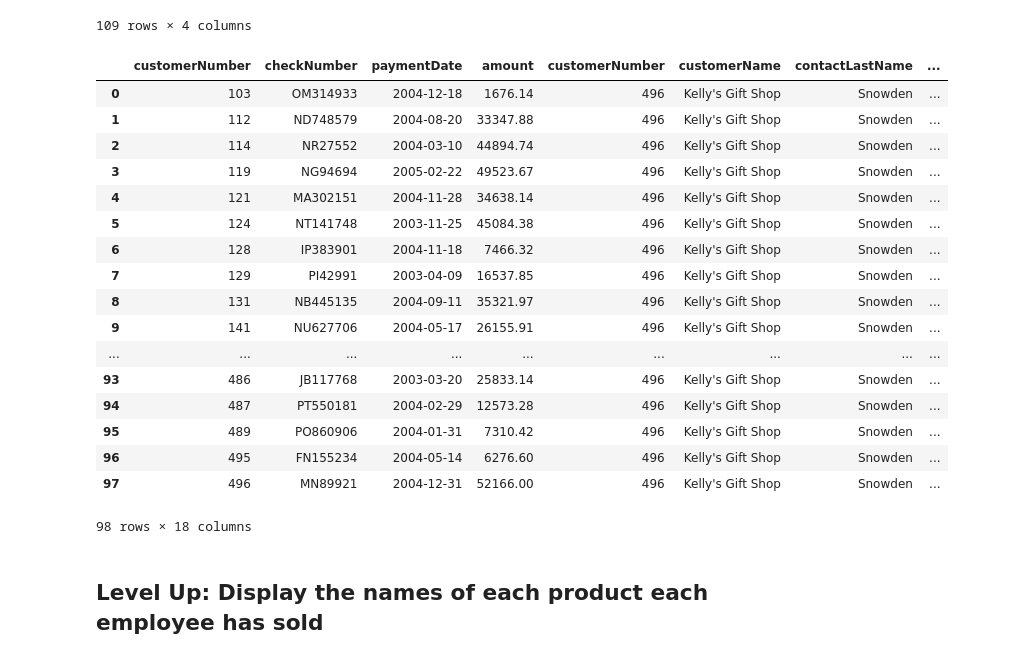
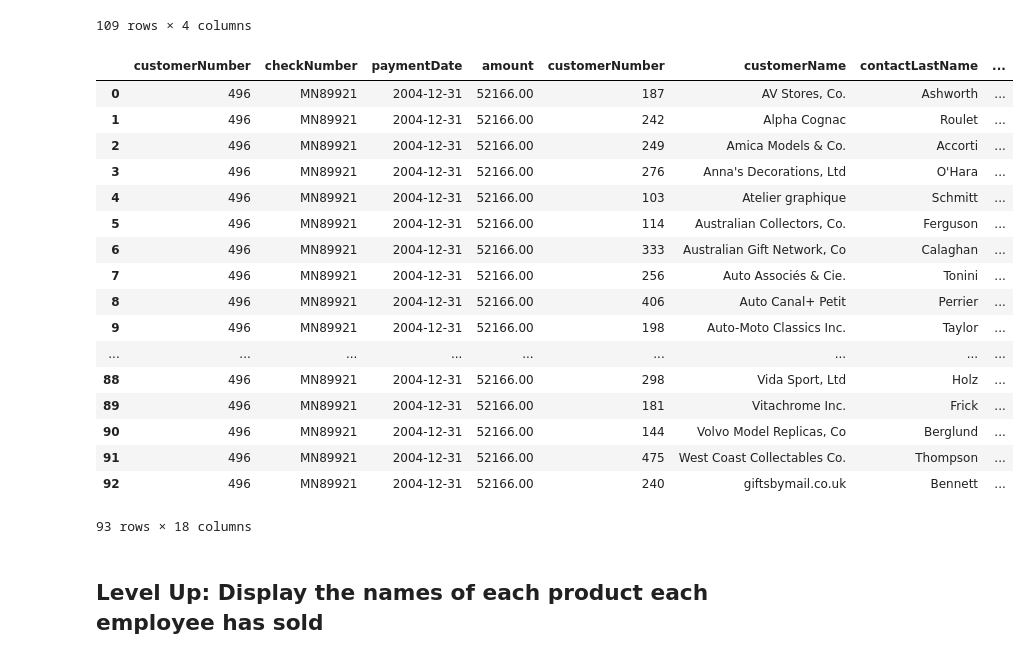
Before and after one commit to robblatt/dsc-join-statements-lab-nyc-ds-career-042219, a Jupyter notebook: index.ipynb, the cells around one changed output. Saved outputs shown, nothing was run; the diff lists cells and outputs as text; code cells hidden in the pictures.

```diff
--- a/index.ipynb
+++ b/index.ipynb
@@ -94,31 +94,32 @@ df
 # %%
 # Your code here
 cur.execute("""select *, sum(amount) as paid
                       from payments join customers
-                      group by payments.creditL""")
+                      group by customers.creditLimit
+                      order by customerName""")
 
 df = pd.DataFrame(cur.fetchall())
 df. columns = [i[0] for i in cur.description]
 df
 # %% [output]
 |  | customerNumber | checkNumber | paymentDate | amount | customerNumber | customerName | contactLastName | ... |
-| 0 | 103 | OM314933 | 2004-12-18 | 1676.14 | 496 | Kelly's Gift Shop | Snowden | ... |
-| 1 | 112 | ND748579 | 2004-08-20 | 33347.88 | 496 | Kelly's Gift Shop | Snowden | ... |
-| 2 | 114 | NR27552 | 2004-03-10 | 44894.74 | 496 | Kelly's Gift Shop | Snowden | ... |
-| 3 | 119 | NG94694 | 2005-02-22 | 49523.67 | 496 | Kelly's Gift Shop | Snowden | ... |
-| 4 | 121 | MA302151 | 2004-11-28 | 34638.14 | 496 | Kelly's Gift Shop | Snowden | ... |
-| 5 | 124 | NT141748 | 2003-11-25 | 45084.38 | 496 | Kelly's Gift Shop | Snowden | ... |
-| 6 | 128 | IP383901 | 2004-11-18 | 7466.32 | 496 | Kelly's Gift Shop | Snowden | ... |
-| 7 | 129 | PI42991 | 2003-04-09 | 16537.85 | 496 | Kelly's Gift Shop | Snowden | ... |
-| 8 | 131 | NB445135 | 2004-09-11 | 35321.97 | 496 | Kelly's Gift Shop | Snowden | ... |
-| 9 | 141 | NU627706 | 2004-05-17 | 26155.91 | 496 | Kelly's Gift Shop | Snowden | ... |
+| 0 | 496 | MN89921 | 2004-12-31 | 52166.00 | 187 | AV Stores, Co. | Ashworth | ... |
+| 1 | 496 | MN89921 | 2004-12-31 | 52166.00 | 242 | Alpha Cognac | Roulet | ... |
+| 2 | 496 | MN89921 | 2004-12-31 | 52166.00 | 249 | Amica Models & Co. | Accorti | ... |
+| 3 | 496 | MN89921 | 2004-12-31 | 52166.00 | 276 | Anna's Decorations, Ltd | O'Hara | ... |
+| 4 | 496 | MN89921 | 2004-12-31 | 52166.00 | 103 | Atelier graphique | Schmitt | ... |
+| 5 | 496 | MN89921 | 2004-12-31 | 52166.00 | 114 | Australian Collectors, Co. | Ferguson | ... |
+| 6 | 496 | MN89921 | 2004-12-31 | 52166.00 | 333 | Australian Gift Network, Co | Calaghan | ... |
+| 7 | 496 | MN89921 | 2004-12-31 | 52166.00 | 256 | Auto Associés & Cie. | Tonini | ... |
+| 8 | 496 | MN89921 | 2004-12-31 | 52166.00 | 406 | Auto Canal+ Petit | Perrier | ... |
+| 9 | 496 | MN89921 | 2004-12-31 | 52166.00 | 198 | Auto-Moto Classics Inc. | Taylor | ... |
 | ... | ... | ... | ... | ... | ... | ... | ... | ... |
-| 93 | 486 | JB117768 | 2003-03-20 | 25833.14 | 496 | Kelly's Gift Shop | Snowden | ... |
-| 94 | 487 | PT550181 | 2004-02-29 | 12573.28 | 496 | Kelly's Gift Shop | Snowden | ... |
-| 95 | 489 | PO860906 | 2004-01-31 | 7310.42 | 496 | Kelly's Gift Shop | Snowden | ... |
-| 96 | 495 | FN155234 | 2004-05-14 | 6276.60 | 496 | Kelly's Gift Shop | Snowden | ... |
-| 97 | 496 | MN89921 | 2004-12-31 | 52166.00 | 496 | Kelly's Gift Shop | Snowden | ... |
+| 88 | 496 | MN89921 | 2004-12-31 | 52166.00 | 298 | Vida Sport, Ltd | Holz | ... |
+| 89 | 496 | MN89921 | 2004-12-31 | 52166.00 | 181 | Vitachrome Inc. | Frick | ... |
+| 90 | 496 | MN89921 | 2004-12-31 | 52166.00 | 144 | Volvo Model Replicas, Co | Berglund | ... |
+| 91 | 496 | MN89921 | 2004-12-31 | 52166.00 | 475 | West Coast Collectables Co. | Thompson | ... |
+| 92 | 496 | MN89921 | 2004-12-31 | 52166.00 | 240 | giftsbymail.co.uk | Bennett | ... |
-98 rows × 18 columns
+93 rows × 18 columns
 # %%
 # Your code here
 # %%
```
